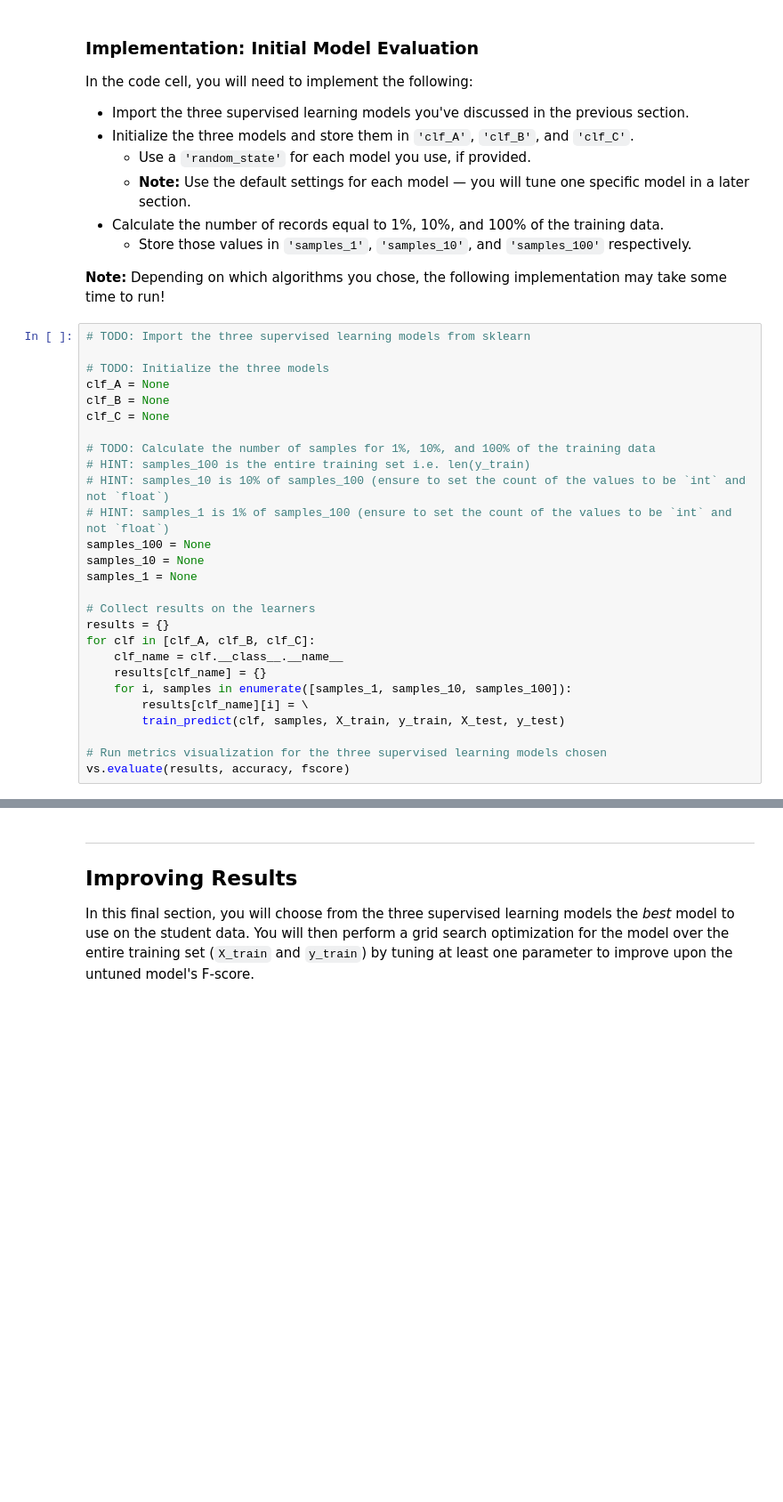
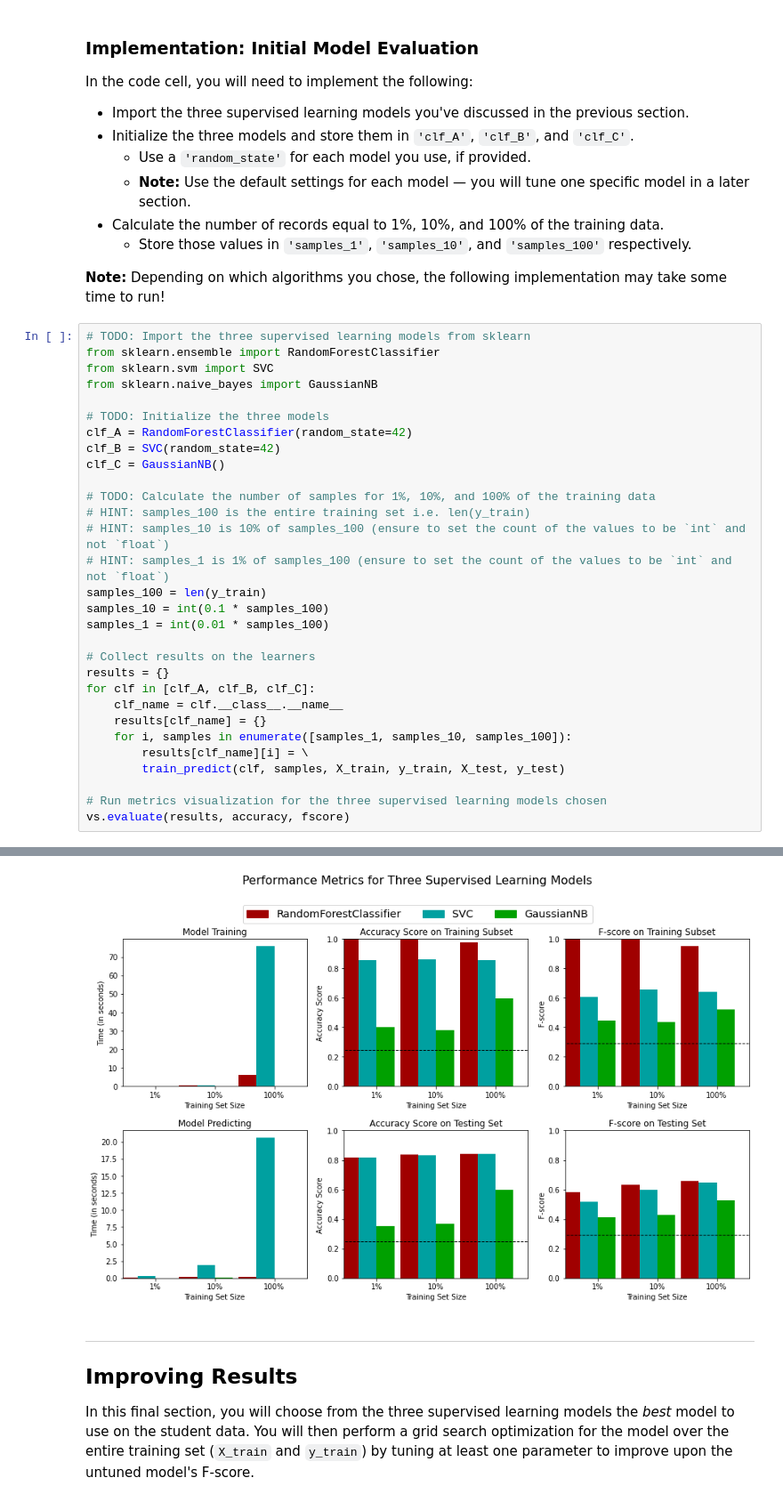
Before and after one commit to Voloveee/Finding_Donors_for_CharityML, a Jupyter notebook: finding_donors.ipynb, the cells around one changed output, grey strips where cells are left out. Shown at 89% size. Saved outputs shown, nothing was run; the diff lists cells and outputs as text; blank space fills up the shorter version.

```diff
--- a/finding_donors.ipynb
+++ b/finding_donors.ipynb
@@ -385,19 +385,22 @@ In the code cell, you will need to implement the following:
 **Note:** Depending on which algorithms you chose, the following implementation may take some time to run!
 # %%
 # TODO: Import the three supervised learning models from sklearn
+from sklearn.ensemble import RandomForestClassifier
+from sklearn.svm import SVC
+from sklearn.naive_bayes import GaussianNB
 
 # TODO: Initialize the three models
-clf_A = None
-clf_B = None
-clf_C = None
+clf_A = RandomForestClassifier(random_state=42)
+clf_B = SVC(random_state=42)
+clf_C = GaussianNB()
 
 # TODO: Calculate the number of samples for 1%, 10%, and 100% of the training data
 # HINT: samples_100 is the entire training set i.e. len(y_train)
 # HINT: samples_10 is 10% of samples_100 (ensure to set the count of the values to be `int` and not `float`)
 # HINT: samples_1 is 1% of samples_100 (ensure to set the count of the values to be `int` and not `float`)
-samples_100 = None
-samples_10 = None
-samples_1 = None
+samples_100 = len(y_train)
+samples_10 = int(0.1 * samples_100)
+samples_1 = int(0.01 * samples_100)
 
 # Collect results on the learners
 results = {}
@@ -410,3 +413,4 @@ for clf in [clf_A, clf_B, clf_C]:
 
 # Run metrics visualization for the three supervised learning models chosen
 vs.evaluate(results, accuracy, fscore)
+# %% [output]
@@ -413,3 +426,4 @@ vs.evaluate(results, accuracy, fscore)
+[figure, added]
 # %% [markdown]
 ----
 ## Improving Results
```
Also changed, not shown: parts of 11 cells of this notebook.
